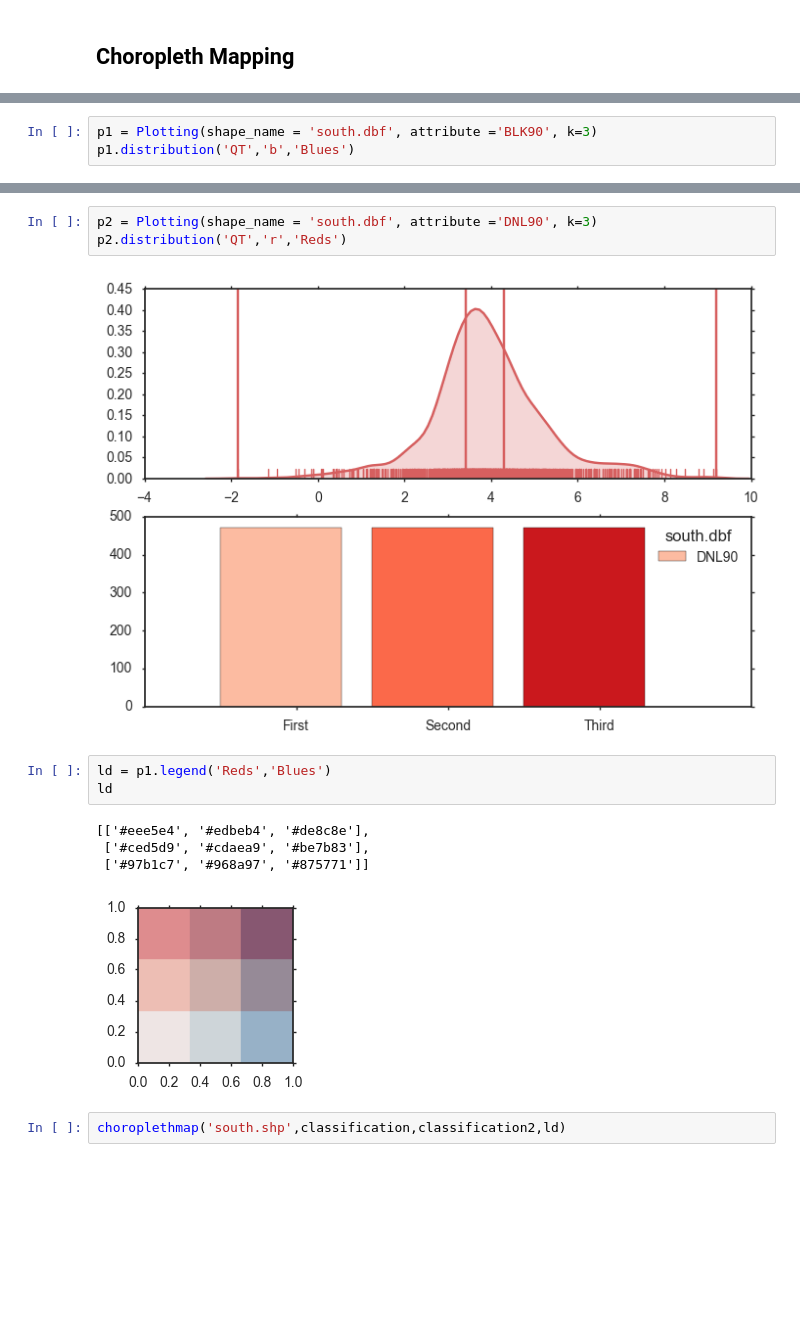
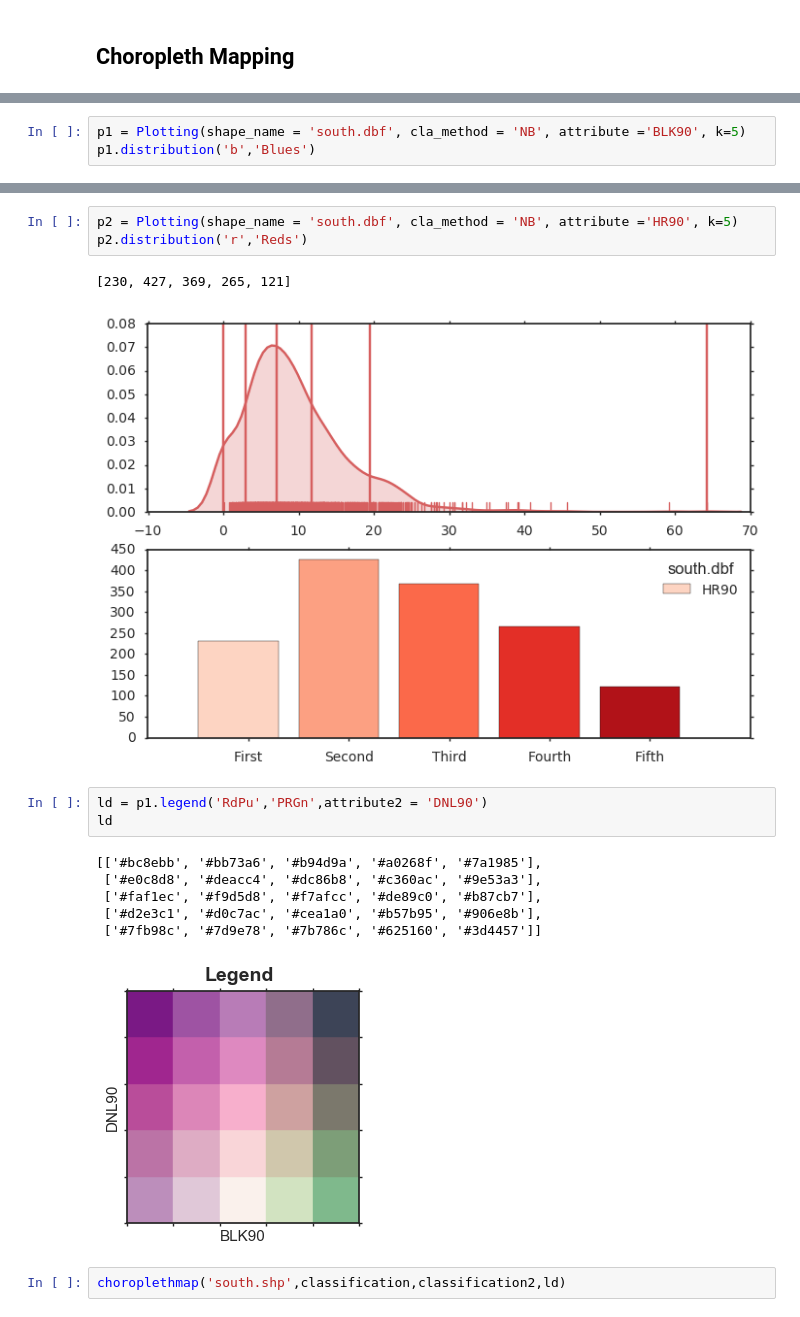
Before and after one commit to UrsulaQuan/pysal, a Jupyter notebook: pysal/contrib/viz/UrsulaBivariateMapping/GIS322 Final Project.ipynb, the cells around one changed output, grey strips where cells are left out. Drawn from its saved outputs; the diff is of its cells as text; blank space fills up the shorter version.

```diff
--- a/pysal/contrib/viz/UrsulaBivariateMapping/GIS322 Final Project.ipynb
+++ b/pysal/contrib/viz/UrsulaBivariateMapping/GIS322 Final Project.ipynb
@@ -227,4 +379,4 @@ classification2
 # %%
-p1 = Plotting(shape_name = 'south.dbf', attribute ='BLK90', k=3)
-p1.distribution('QT','b','Blues')
+p1 = Plotting(shape_name = 'south.dbf', cla_method = 'NB', attribute ='BLK90', k=5)
+p1.distribution('b','Blues')
 # %% [output]
@@ -232,16 +385,19 @@ p1.distribution('QT','b','Blues')
 # %%
-p2 = Plotting(shape_name = 'south.dbf', attribute ='DNL90', k=3)
-p2.distribution('QT','r','Reds')
+p2 = Plotting(shape_name = 'south.dbf', cla_method = 'NB', attribute ='HR90', k=5)
+p2.distribution('r','Reds')
 # %% [output]
+[230, 427, 369, 265, 121]
-[figure, old version]
+[figure, new version]
 # %%
-ld = p1.legend('Reds','Blues')
+ld = p1.legend('RdPu','PRGn',attribute2 = 'DNL90')
 ld
 # %% [output]
-[['#eee5e4', '#edbeb4', '#de8c8e'],
- ['#ced5d9', '#cdaea9', '#be7b83'],
- ['#97b1c7', '#968a97', '#875771']]
+[['#bc8ebb', '#bb73a6', '#b94d9a', '#a0268f', '#7a1985'],
+ ['#e0c8d8', '#deacc4', '#dc86b8', '#c360ac', '#9e53a3'],
+ ['#faf1ec', '#f9d5d8', '#f7afcc', '#de89c0', '#b87cb7'],
+ ['#d2e3c1', '#d0c7ac', '#cea1a0', '#b57b95', '#906e8b'],
+ ['#7fb98c', '#7d9e78', '#7b786c', '#625160', '#3d4457']]
-[figure, old version]
+[figure, new version]
 # %%
 choroplethmap('south.shp',classification,classification2,ld)
 # %% [output]
```
Also changed, not shown: parts of 13 cells of this notebook, 11 other files.
